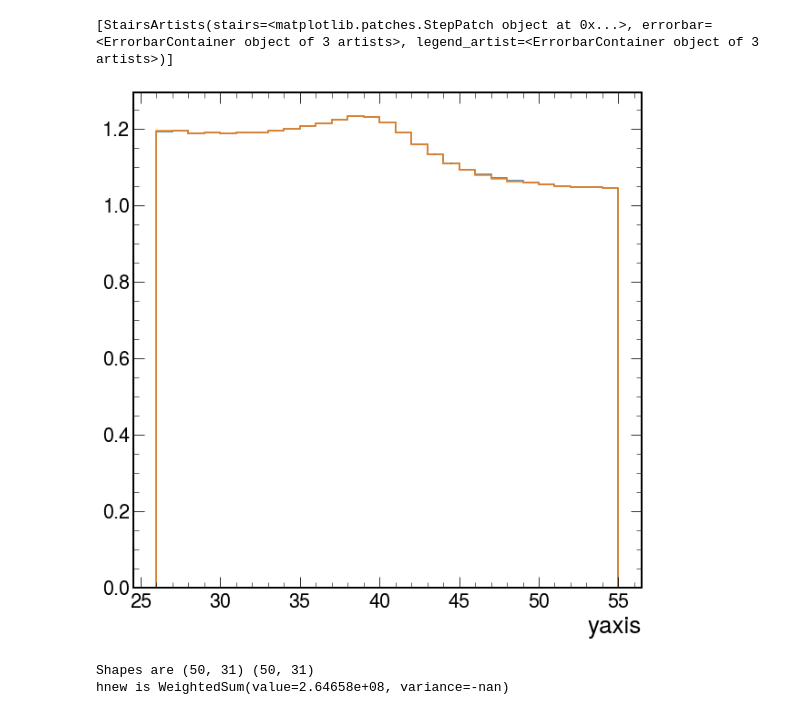
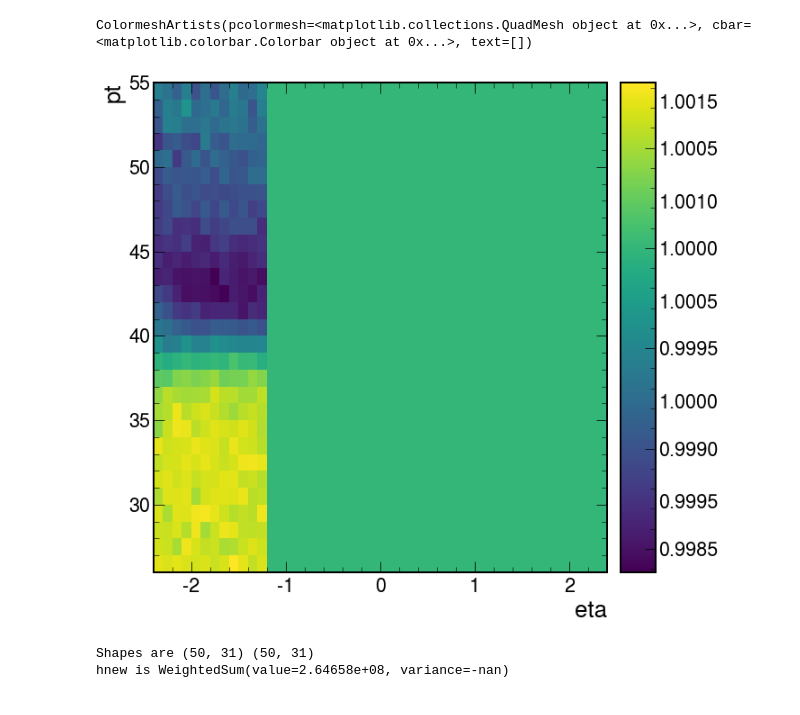
Before and after one commit to bendavid/WRemnants, a Jupyter notebook: notebooks/systsScratch.ipynb, the cells around one changed output. Drawn from its saved outputs; the diff is of its cells as text; code cells hidden in the pictures.

Commit message:
Add muon scale syst

```diff
--- a/notebooks/systsScratch.ipynb
+++ b/notebooks/systsScratch.ipynb
@@ -23,13 +34,15 @@ combine = datagroups2016("../temp/WMassCombineInput.root")
 procs = combine.datagroupsForHist("x_Wmunu_plus", label="nominal")
 procs = combine.datagroupsForHist("x_Wmunu_CMS_scale_m_ieta0Up_plus", label="scaleEta0Up")
 procs = combine.datagroupsForHist("x_Wmunu_CMS_scale_m_ieta0Down_plus", label="scaleEta0Down")
+procs = combine.datagroupsForHist("x_Wmunu_pdf4NNPDF31Up_plus", label="pdf1Up")
+procs = combine.datagroupsForHist("x_Wmunu_pdf1NNPDF31Down_plus", label="pdf1Down")
 # %%
-hh.divideHists(procs["Wmunu"]["scaleEta0Up"].project(1), procs["Wmunu"]["nominal"].project(1)).plot()
-hh.divideHists(procs["Wmunu"]["scaleEta0Down"].project(1), procs["Wmunu"]["nominal"].project(1)).plot()
+hh.divideHists(procs["Wmunu"]["scaleEta0Up"], procs["Wmunu"]["nominal"]).plot()
+hh.divideHists(procs["Wmunu"]["scaleEta0Down"], procs["Wmunu"]["nominal"]).plot()
 #plt.ylim([0.99, 1.01])
 # %% [output]
-[StairsArtists(stairs=<matplotlib.patches.StepPatch object at 0x...>, errorbar=<ErrorbarContainer object of 3 artists>, legend_artist=<ErrorbarContainer object of 3 artists>)]
+ColormeshArtists(pcolormesh=<matplotlib.collections.QuadMesh object at 0x...>, cbar=<matplotlib.colorbar.Colorbar object at 0x...>, text=[])
-[figure, old version]
+[figure, new version]
 # %%
 hnom = procs["Wmunu"]["nominal"][{"zaxis" : 1}]
 hmirror = hh.mirrorHist(hnom, procs["Wmunu"]["pdf2Up"][{"zaxis" : 1}])
```
Also changed, not shown: parts of 7 cells of this notebook, 3 other files.
